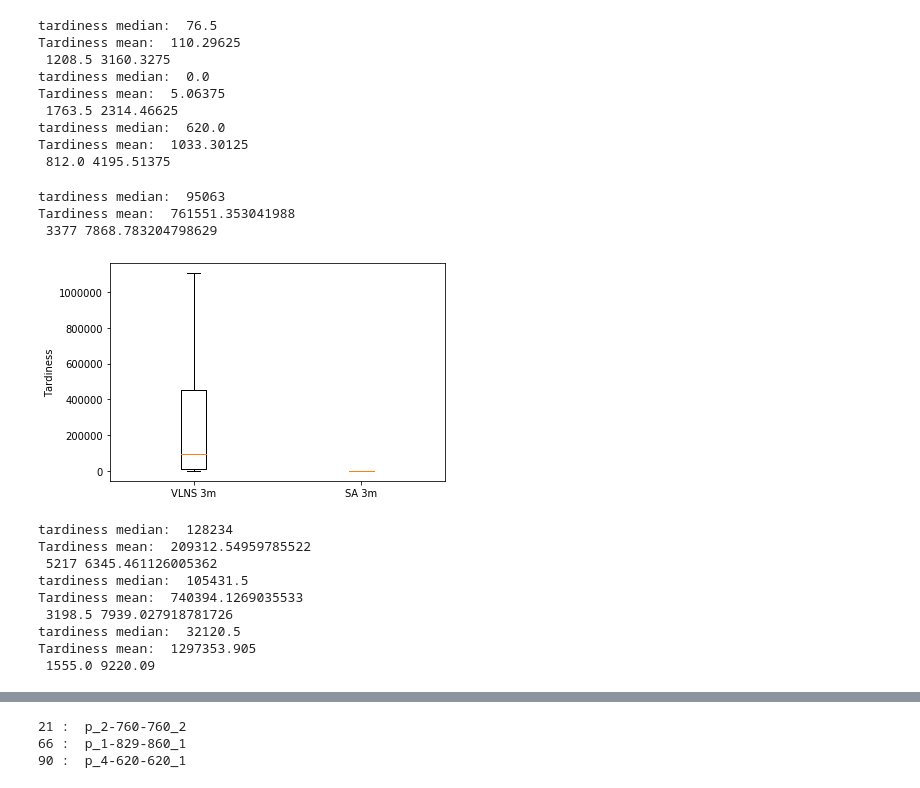
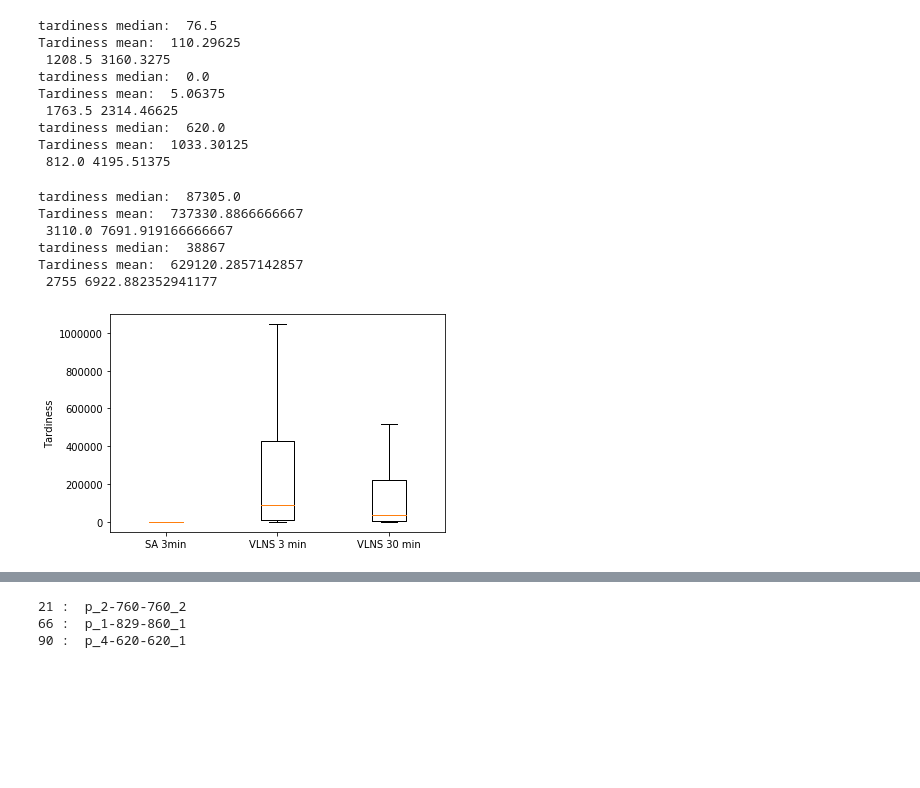
Before and after one commit to ocatias/Metaheuristic-UPMS, a Jupyter notebook: Notebooks/FigureNotebooks.ipynb, the cells around one changed output, grey strips where cells are left out. Drawn from its saved outputs; the diff is of its cells as text; code cells hidden in the pictures; blank space fills up the shorter version.

```diff
--- a/Notebooks/FigureNotebooks.ipynb
+++ b/Notebooks/FigureNotebooks.ipynb
@@ -242,29 +238,20 @@ tardiness median:  620.0
 Tardiness mean:  1033.30125
  812.0 4195.51375
 # %%
-vlns_3m = load_info("C:\\Users\\Fabian\\Desktop\\Informatik\\CO\\Evaluation\\vlns_3m")
+vlns_3m, vlns_3m_t, vlns_3m_ms = load_info("C:\\Users\\Fabian\\Desktop\\Informatik\\CO\\Evaluation\\vlns_3m_bugfix_py")
+vlns_30m, vlns_30m_t, vlns_30m_ms = load_info("C:\\Users\\Fabian\\Desktop\\Informatik\\CO\\Evaluation\\vlns_30m_bugfix_py")
+
 fig1, ax1 = plt.subplots()
-ls_vlns_mean = [list(vlns_3m), list(sa_3_t_mean)]
-ax1.boxplot(ls_vlns_mean, showfliers=False)
-ax1.set_xticklabels(['VLNS 3m', 'SA 3m'])
+ls_bugfix = [list(sa_3_t_mean), list(vlns_3m), list(vlns_30m)]
+ax1.boxplot(ls_bugfix, showfliers=False)
+ax1.set_xticklabels(['SA 3min', 'VLNS 3 min', 'VLNS 30 min'])
 plt.ylabel("Tardiness")
 plt.show()
 # %% [output]
-tardiness median:  95063
-Tardiness mean:  761551.353041988
- 3377 7868.783204798629
+tardiness median:  87305.0
+Tardiness mean:  737330.8866666667
+ 3110.0 7691.919166666667
+tardiness median:  38867
+Tardiness mean:  629120.2857142857
+ 2755 6922.882352941177
-[figure, old version]
+[figure, new version]
-# %%
-vlns_3m_S = load_info("C:\\Users\\Fabian\\Desktop\\Informatik\\CO\\Evaluation\\vlns_3m_S")
-vlns_3m_T = load_info("C:\\Users\\Fabian\\Desktop\\Informatik\\CO\\Evaluation\\vlns_3m_T")
-vlns_3m_P = load_info("C:\\Users\\Fabian\\Desktop\\Informatik\\CO\\Evaluation\\vlns_3m_P")
-# %% [output]
-tardiness median:  128234
-Tardiness mean:  209312.54959785522
- 5217 6345.461126005362
-tardiness median:  105431.5
-Tardiness mean:  740394.1269035533
- 3198.5 7939.027918781726
-tardiness median:  32120.5
-Tardiness mean:  1297353.905
- 1555.0 9220.09
```
Also changed, not shown: parts of 10 cells of this notebook.
